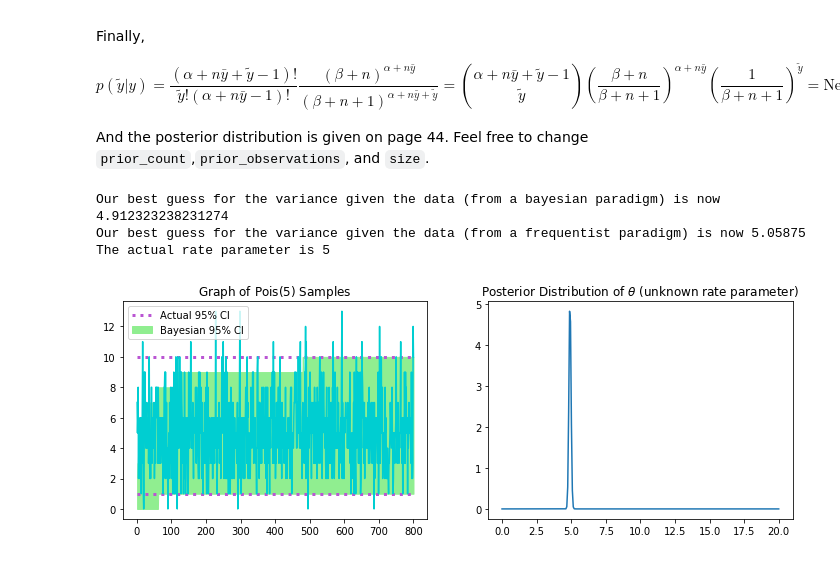
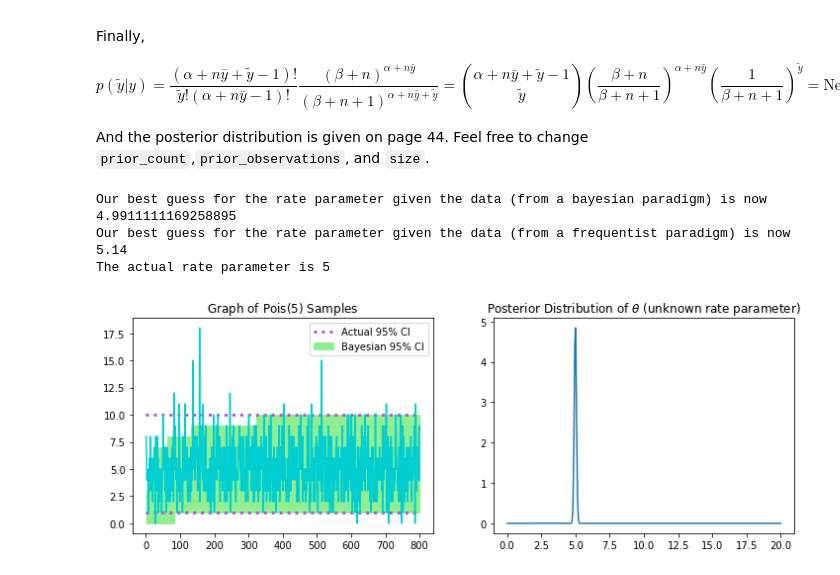
Before and after one commit to MatthewK100000/Hands-On-Code-for-Bayesian-Data-Analysis-, a Jupyter notebook: BDA_Ch2.ipynb, the cells around one changed output. Drawn from its saved outputs; the diff is of its cells as text; code cells hidden in the pictures.

```diff
--- a/BDA_Ch2.ipynb
+++ b/BDA_Ch2.ipynb
@@ -168,34 +168,34 @@ And the posterior distribution is given on page 44. Feel free to change ``prior_
 # %%
 theta = 5 # rate parameter for a poisson distribution, this doesn't change
 prior_count,prior_observations = 5,25 # alpha-1 and beta, respectively
 size = 800
 
-y = np.random.poisson(lam=lam,size=size) # random poisson sample
+y = np.random.poisson(lam=theta,size=size) # random poisson sample
 upper_95_CI = scipy.stats.poisson(mu=theta).ppf(0.975) # 97.5th percentile
 lower_95_CI = scipy.stats.poisson(mu=theta).ppf(0.025) # 2.5th percentile
 t = np.arange(1,len(y)+1) # I called this the input vector (vector of x coords)
 
 alpha_hat = 1+prior_count + np.cumsum(y) # starting here, it reflects the math done above
 beta_hat = prior_observations + np.arange(1,len(y)+1)
 
 posterior = scipy.stats.gamma(a=alpha_hat[-1],scale=1/beta_hat[-1])
 predictive_posterior = scipy.stats.nbinom(p=(beta_hat/(beta_hat+1)),n=alpha_hat) # ending here, it reflects the math doen above
 
 fig, ax = plt.subplots(1, 2,figsize=(12,4))
 ax[0].plot([0,len(y)],[lower_95_CI,lower_95_CI],color='mediumorchid',linestyle=':',linewidth=3,label='Actual 95% CI'); # approximate lower CI
 ax[0].plot([0,len(y)],[upper_95_CI,upper_95_CI],color='mediumorchid',linestyle=':',linewidth=3); # approximate upper CI
 ax[0].plot(t,y,color='darkturquoise'); # plot sample
 ax[0].fill_between(t,predictive_posterior.ppf(0.025),predictive_posterior.ppf(0.975),color='lightgreen',label='Bayesian 95% CI'); # bayesian CI
 ax[0].set_title(r'Graph of $\mathrm{Pois}(5)$ Samples')
 ax[0].legend()
 ax[1].plot(np.linspace(0,20,300),posterior.pdf(np.linspace(0,20,300)))
 ax[1].set_title(r'Posterior Distribution of $\theta$ (unknown rate parameter)')
 
-print('Our best guess for the variance given the data (from a bayesian paradigm) is now',posterior.ppf(0.5))
-print('Our best guess for the variance given the data (from a frequentist paradigm) is now',np.mean(y))
+print('Our best guess for the rate parameter given the data (from a bayesian paradigm) is now',posterior.ppf(0.5))
+print('Our best guess for the rate parameter given the data (from a frequentist paradigm) is now',np.mean(y))
 print('The actual rate parameter is',5)
 # %% [output]
-Our best guess for the variance given the data (from a bayesian paradigm) is now 4.912323238231274
-Our best guess for the variance given the data (from a frequentist paradigm) is now 5.05875
+Our best guess for the rate parameter given the data (from a bayesian paradigm) is now 4.9911111169258895
+Our best guess for the rate parameter given the data (from a frequentist paradigm) is now 5.14
 The actual rate parameter is 5
-[figure, old version]
+[figure, new version]
```
